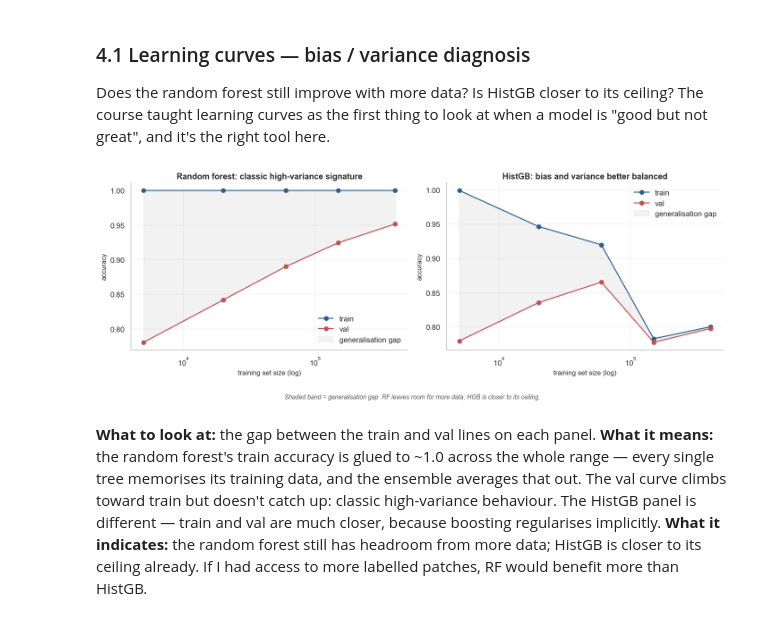
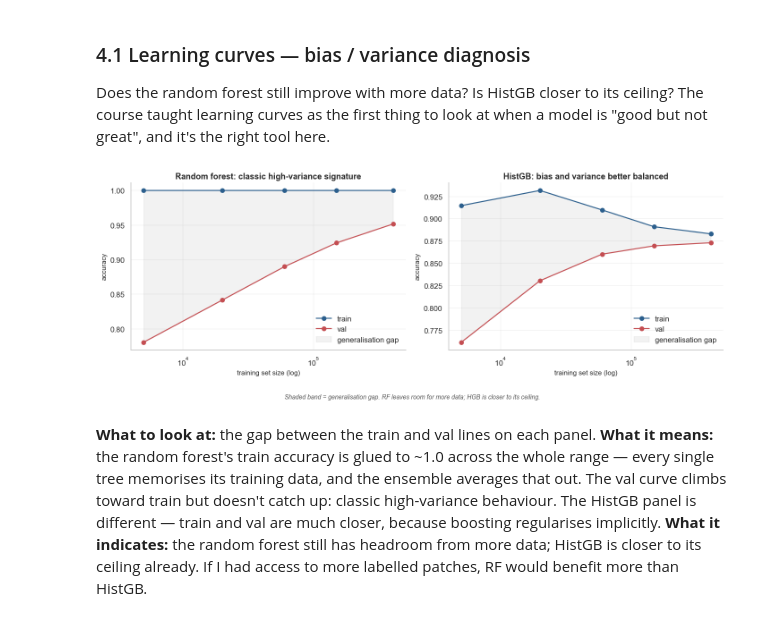
Before and after one commit to Ahmad-Jaradat-Space/forest-cover-type, a Jupyter notebook: notebook.ipynb, the cells around one changed output. Cells and saved outputs as stored; diff of their text form; code cells hidden in the pictures.

Commit message:
tuned hist gradient boosting (was undertrained at defaults), added class-weighted logistic comparison, language polish

```diff
--- a/notebook.ipynb
+++ b/notebook.ipynb
@@ -341,28 +369,32 @@ here.
 # %%
 sizes = [5_000, 20_000, 60_000, 150_000, len(X_train)]
 rf_train, rf_val = [], []
 hgb_train, hgb_val = [], []
 
 for n in sizes:
     idx = rng.choice(len(X_train), n, replace=False)
     Xn, yn = X_train[idx], y_train[idx]
     rf_n = RandomForestClassifier(n_estimators=80, n_jobs=-1, random_state=0).fit(Xn, yn)
-    hgb_n = HistGradientBoostingClassifier(max_iter=150, random_state=0).fit(Xn, yn)
+    hgb_n = HistGradientBoostingClassifier(
+        max_iter=300, learning_rate=0.05, max_depth=8,
+        early_stopping=True, validation_fraction=0.1, n_iter_no_change=10,
+        random_state=0,
+    ).fit(Xn, yn)
     rf_train.append(rf_n.score(Xn, yn))
     rf_val.append(rf_n.score(X_val, y_val))
     hgb_train.append(hgb_n.score(Xn, yn))
     hgb_val.append(hgb_n.score(X_val, y_val))
 
 fig, axes = plt.subplots(1, 2, figsize=(13, 4.5))
 plots.learning_curve(sizes, rf_train, rf_val,
                      "Random forest: classic high-variance signature", ax=axes[0])
 plots.learning_curve(sizes, hgb_train, hgb_val,
                      "HistGB: bias and variance better balanced", ax=axes[1])
 plots.caption(fig, "Shaded band = generalisation gap. RF leaves room for more data; HGB is closer to its ceiling.")
 plt.tight_layout()
 plt.show()
 # %% [output]
-[figure, old version]
+[figure, new version]
 # %% [markdown]
 **What to look at:** the gap between the train and val lines on
 each panel. **What it means:** the random forest's train accuracy is
```
Also changed, not shown: parts of 9 cells of this notebook.
